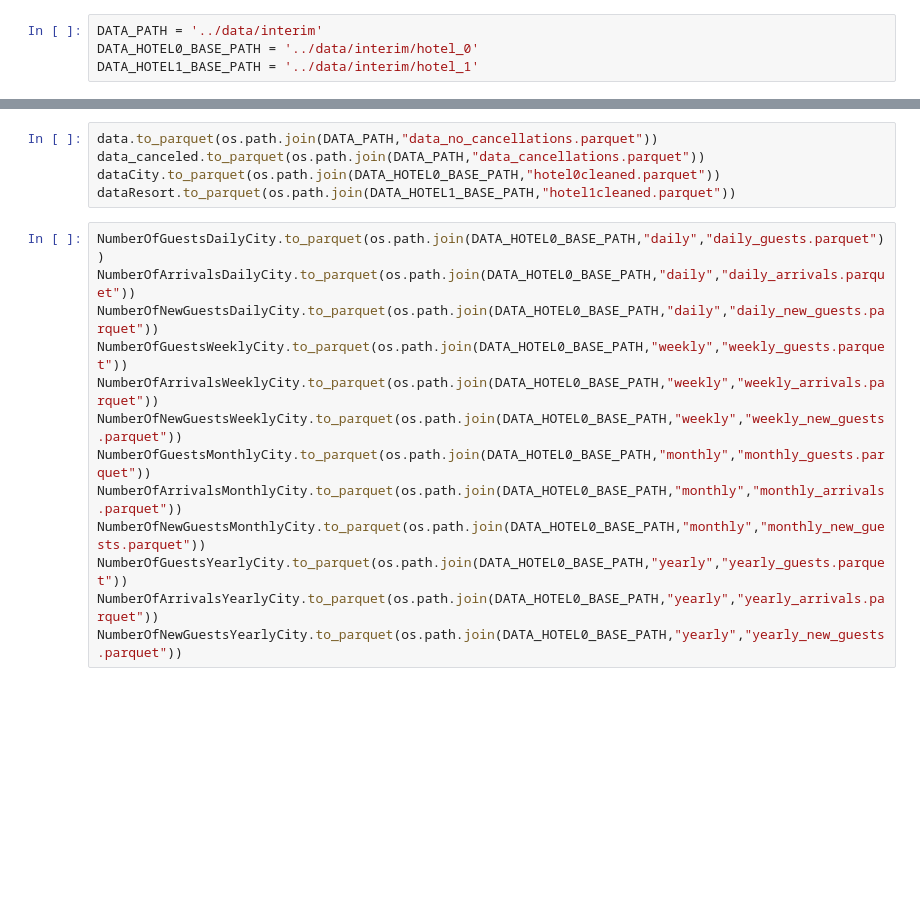
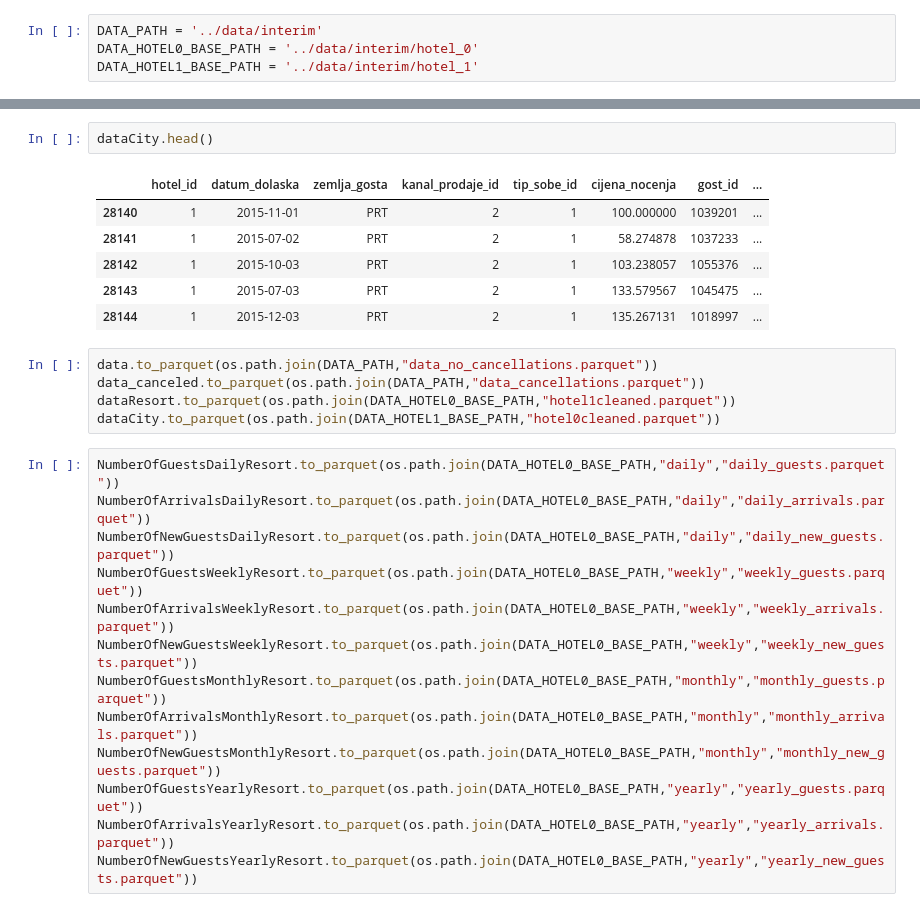
Before and after one commit to MarkoHaralovic/Prediction-of-Hotel-Occupancy, a Jupyter notebook: prediction-of-hotel-occupancy/notebooks/data_preprocessing.ipynb, the cells around one changed output, grey strips where cells are left out. Saved outputs shown, nothing was run; the diff lists cells and outputs as text; blank space fills up the shorter version.

```diff
--- a/prediction-of-hotel-occupancy/notebooks/data_preprocessing.ipynb
+++ b/prediction-of-hotel-occupancy/notebooks/data_preprocessing.ipynb
@@ -630,19 +639,28 @@ DATA_HOTEL1_BASE_PATH = '../data/interim/hotel_1'
+# %%
+dataCity.head()
+# %% [output]
+|  | hotel_id | datum_dolaska | zemlja_gosta | kanal_prodaje_id | tip_sobe_id | cijena_nocenja | gost_id | ... |
+| 28140 | 1 | 2015-11-01 | PRT | 2 | 1 | 100.000000 | 1039201 | ... |
+| 28141 | 1 | 2015-07-02 | PRT | 2 | 1 | 58.274878 | 1037233 | ... |
+| 28142 | 1 | 2015-10-03 | PRT | 2 | 1 | 103.238057 | 1055376 | ... |
+| 28143 | 1 | 2015-07-03 | PRT | 2 | 1 | 133.579567 | 1045475 | ... |
+| 28144 | 1 | 2015-12-03 | PRT | 2 | 1 | 135.267131 | 1018997 | ... |
 # %%
 data.to_parquet(os.path.join(DATA_PATH,"data_no_cancellations.parquet"))
 data_canceled.to_parquet(os.path.join(DATA_PATH,"data_cancellations.parquet"))
-dataCity.to_parquet(os.path.join(DATA_HOTEL0_BASE_PATH,"hotel0cleaned.parquet"))
-dataResort.to_parquet(os.path.join(DATA_HOTEL1_BASE_PATH,"hotel1cleaned.parquet"))
+dataResort.to_parquet(os.path.join(DATA_HOTEL0_BASE_PATH,"hotel1cleaned.parquet"))
+dataCity.to_parquet(os.path.join(DATA_HOTEL1_BASE_PATH,"hotel0cleaned.parquet"))
 # %%
-NumberOfGuestsDailyCity.to_parquet(os.path.join(DATA_HOTEL0_BASE_PATH,"daily","daily_guests.parquet"))
-NumberOfArrivalsDailyCity.to_parquet(os.path.join(DATA_HOTEL0_BASE_PATH,"daily","daily_arrivals.parquet"))
-NumberOfNewGuestsDailyCity.to_parquet(os.path.join(DATA_HOTEL0_BASE_PATH,"daily","daily_new_guests.parquet"))
-NumberOfGuestsWeeklyCity.to_parquet(os.path.join(DATA_HOTEL0_BASE_PATH,"weekly","weekly_guests.parquet"))
-NumberOfArrivalsWeeklyCity.to_parquet(os.path.join(DATA_HOTEL0_BASE_PATH,"weekly","weekly_arrivals.parquet"))
-NumberOfNewGuestsWeeklyCity.to_parquet(os.path.join(DATA_HOTEL0_BASE_PATH,"weekly","weekly_new_guests.parquet"))
-NumberOfGuestsMonthlyCity.to_parquet(os.path.join(DATA_HOTEL0_BASE_PATH,"monthly","monthly_guests.parquet"))
-NumberOfArrivalsMonthlyCity.to_parquet(os.path.join(DATA_HOTEL0_BASE_PATH,"monthly","monthly_arrivals.parquet"))
-NumberOfNewGuestsMonthlyCity.to_parquet(os.path.join(DATA_HOTEL0_BASE_PATH,"monthly","monthly_new_guests.parquet"))
-NumberOfGuestsYearlyCity.to_parquet(os.path.join(DATA_HOTEL0_BASE_PATH,"yearly","yearly_guests.parquet"))
-NumberOfArrivalsYearlyCity.to_parquet(os.path.join(DATA_HOTEL0_BASE_PATH,"yearly","yearly_arrivals.parquet"))
-NumberOfNewGuestsYearlyCity.to_parquet(os.path.join(DATA_HOTEL0_BASE_PATH,"yearly","yearly_new_guests.parquet"))
+NumberOfGuestsDailyResort.to_parquet(os.path.join(DATA_HOTEL0_BASE_PATH,"daily","daily_guests.parquet"))
+NumberOfArrivalsDailyResort.to_parquet(os.path.join(DATA_HOTEL0_BASE_PATH,"daily","daily_arrivals.parquet"))
+NumberOfNewGuestsDailyResort.to_parquet(os.path.join(DATA_HOTEL0_BASE_PATH,"daily","daily_new_guests.parquet"))
+NumberOfGuestsWeeklyResort.to_parquet(os.path.join(DATA_HOTEL0_BASE_PATH,"weekly","weekly_guests.parquet"))
+NumberOfArrivalsWeeklyResort.to_parquet(os.path.join(DATA_HOTEL0_BASE_PATH,"weekly","weekly_arrivals.parquet"))
+NumberOfNewGuestsWeeklyResort.to_parquet(os.path.join(DATA_HOTEL0_BASE_PATH,"weekly","weekly_new_guests.parquet"))
+NumberOfGuestsMonthlyResort.to_parquet(os.path.join(DATA_HOTEL0_BASE_PATH,"monthly","monthly_guests.parquet"))
+NumberOfArrivalsMonthlyResort.to_parquet(os.path.join(DATA_HOTEL0_BASE_PATH,"monthly","monthly_arrivals.parquet"))
+NumberOfNewGuestsMonthlyResort.to_parquet(os.path.join(DATA_HOTEL0_BASE_PATH,"monthly","monthly_new_guests.parquet"))
+NumberOfGuestsYearlyResort.to_parquet(os.path.join(DATA_HOTEL0_BASE_PATH,"yearly","yearly_guests.parquet"))
+NumberOfArrivalsYearlyResort.to_parquet(os.path.join(DATA_HOTEL0_BASE_PATH,"yearly","yearly_arrivals.parquet"))
+NumberOfNewGuestsYearlyResort.to_parquet(os.path.join(DATA_HOTEL0_BASE_PATH,"yearly","yearly_new_guests.parquet"))
 # %%
```
Also changed, not shown: parts of 3 cells of this notebook, 27 other files.
